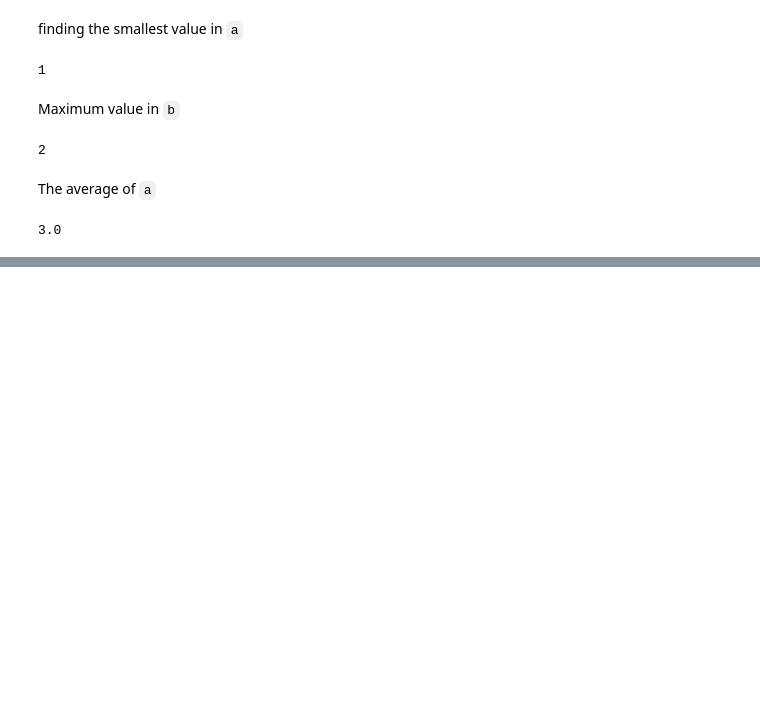
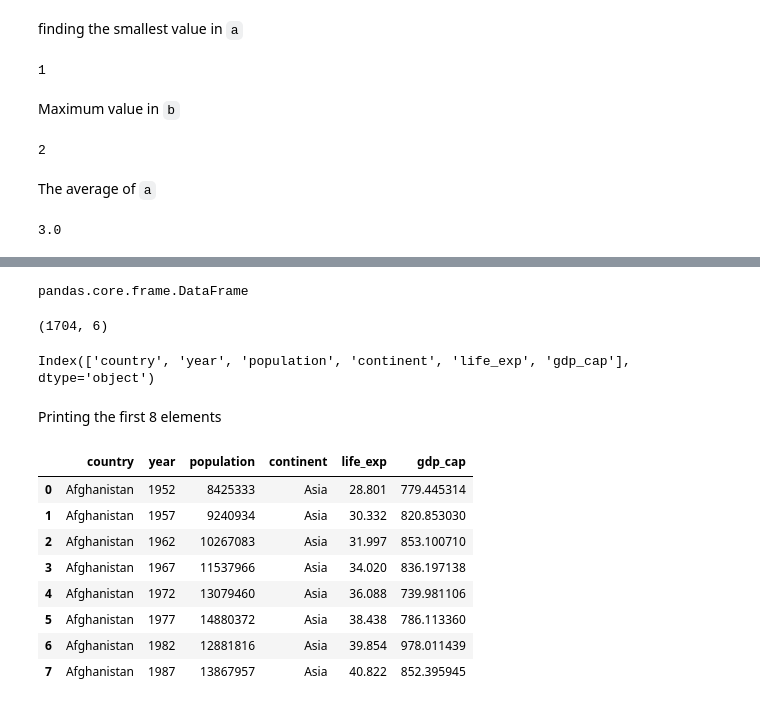
Before and after one commit to Lochipi/DataAnalyticsWithPython, a Jupyter notebook: DataAnalytics.ipynb, the cells around one changed output, grey strips where cells are left out. Saved outputs shown, nothing was run; the diff lists cells and outputs as text; code cells hidden in the pictures; blank space fills up the shorter version.

```diff
--- a/DataAnalytics.ipynb
+++ b/DataAnalytics.ipynb
@@ -228,0 +298,5 @@ np.average(a)
+# %%
+# data = "/content/data-analyticspracticedata.csv"
+
+df = pd.read_csv("data-analyticspracticedata.csv")
+df.head()
@@ -228,0 +310,26 @@ np.average(a)
+# %%
+type(df)
+# %% [output]
+pandas.core.frame.DataFrame
+# %%
+df.shape
+# %% [output]
+(1704, 6)
+# %%
+df.columns
+# %% [output]
+Index(['country', 'year', 'population', 'continent', 'life_exp', 'gdp_cap'], dtype='object')
+# %% [markdown]
+Printing the first 8 elements
+# %%
+df.head(n=8)
+# %% [output]
+|  | country | year | population | continent | life_exp | gdp_cap |
+| 0 | Afghanistan | 1952 | 8425333 | Asia | 28.801 | 779.445314 |
+| 1 | Afghanistan | 1957 | 9240934 | Asia | 30.332 | 820.853030 |
+| 2 | Afghanistan | 1962 | 10267083 | Asia | 31.997 | 853.100710 |
+| 3 | Afghanistan | 1967 | 11537966 | Asia | 34.020 | 836.197138 |
+| 4 | Afghanistan | 1972 | 13079460 | Asia | 36.088 | 739.981106 |
+| 5 | Afghanistan | 1977 | 14880372 | Asia | 38.438 | 786.113360 |
+| 6 | Afghanistan | 1982 | 12881816 | Asia | 39.854 | 978.011439 |
+| 7 | Afghanistan | 1987 | 13867957 | Asia | 40.822 | 852.395945 |
```
Also changed, not shown: parts of 25 cells of this notebook.
